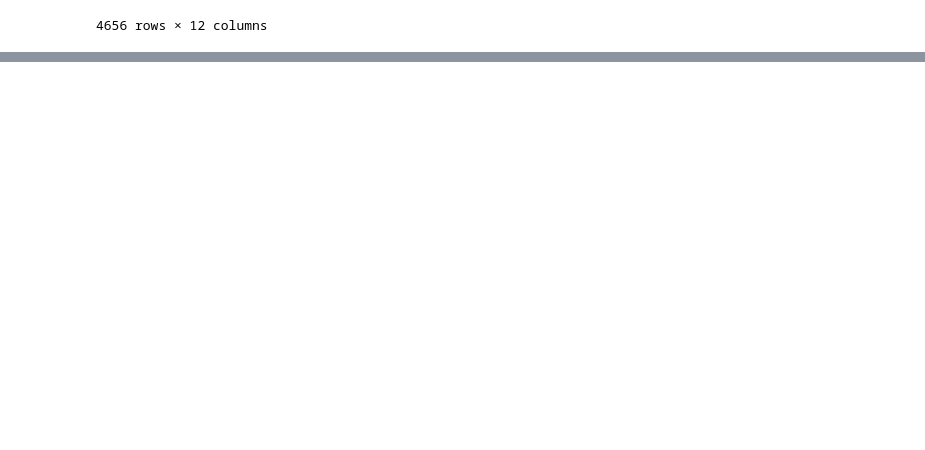
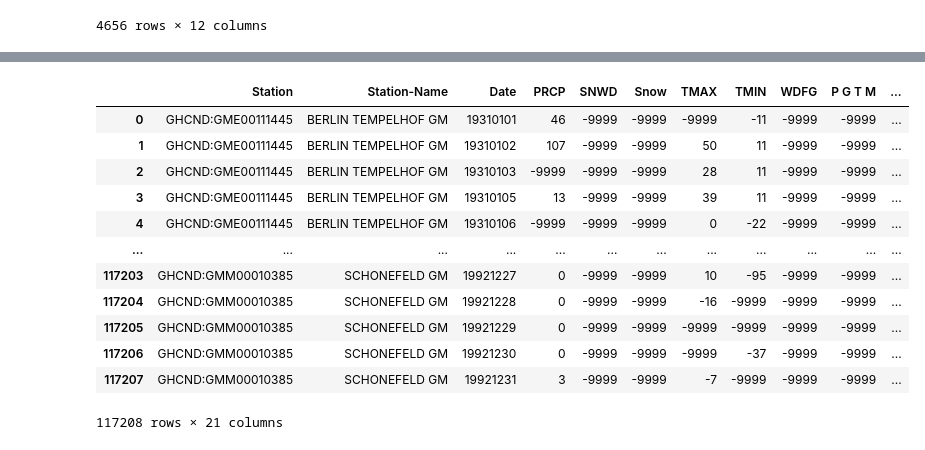
Before and after one commit to SandraKrishnan99/ML, a Jupyter notebook: Pandas3.ipynb, the cells around one changed output, grey strips where cells are left out. Drawn from its saved outputs; the diff is of its cells as text; code cells hidden in the pictures; blank space fills up the shorter version.

```diff
--- a/Pandas3.ipynb
+++ b/Pandas3.ipynb
@@ -230,0 +318,18 @@ df1[df1.isnull().any(axis=1)]
+# %%
+#Ans)
+
+df2.rename(columns={'DATE':'Date','STATION':'Station','SNOW':'Snow','PGTM':'P G T M'})
+# %% [output]
+|  | Station | Station-Name | Date | PRCP | SNWD | Snow | TMAX | TMIN | WDFG | P G T M | ... |
+| 0 | GHCND:GME00111445 | BERLIN TEMPELHOF GM | 19310101 | 46 | -9999 | -9999 | -9999 | -11 | -9999 | -9999 | ... |
+| 1 | GHCND:GME00111445 | BERLIN TEMPELHOF GM | 19310102 | 107 | -9999 | -9999 | 50 | 11 | -9999 | -9999 | ... |
+| 2 | GHCND:GME00111445 | BERLIN TEMPELHOF GM | 19310103 | -9999 | -9999 | -9999 | 28 | 11 | -9999 | -9999 | ... |
+| 3 | GHCND:GME00111445 | BERLIN TEMPELHOF GM | 19310105 | 13 | -9999 | -9999 | 39 | 11 | -9999 | -9999 | ... |
+| 4 | GHCND:GME00111445 | BERLIN TEMPELHOF GM | 19310106 | -9999 | -9999 | -9999 | 0 | -22 | -9999 | -9999 | ... |
+| ... | ... | ... | ... | ... | ... | ... | ... | ... | ... | ... | ... |
+| 117203 | GHCND:GMM00010385 | SCHONEFELD GM | 19921227 | 0 | -9999 | -9999 | 10 | -95 | -9999 | -9999 | ... |
+| 117204 | GHCND:GMM00010385 | SCHONEFELD GM | 19921228 | 0 | -9999 | -9999 | -16 | -9999 | -9999 | -9999 | ... |
+| 117205 | GHCND:GMM00010385 | SCHONEFELD GM | 19921229 | 0 | -9999 | -9999 | -9999 | -9999 | -9999 | -9999 | ... |
+| 117206 | GHCND:GMM00010385 | SCHONEFELD GM | 19921230 | 0 | -9999 | -9999 | -9999 | -37 | -9999 | -9999 | ... |
+| 117207 | GHCND:GMM00010385 | SCHONEFELD GM | 19921231 | 3 | -9999 | -9999 | -7 | -9999 | -9999 | -9999 | ... |
+117208 rows × 21 columns
```
Also changed, not shown: parts of 26 cells of this notebook.
